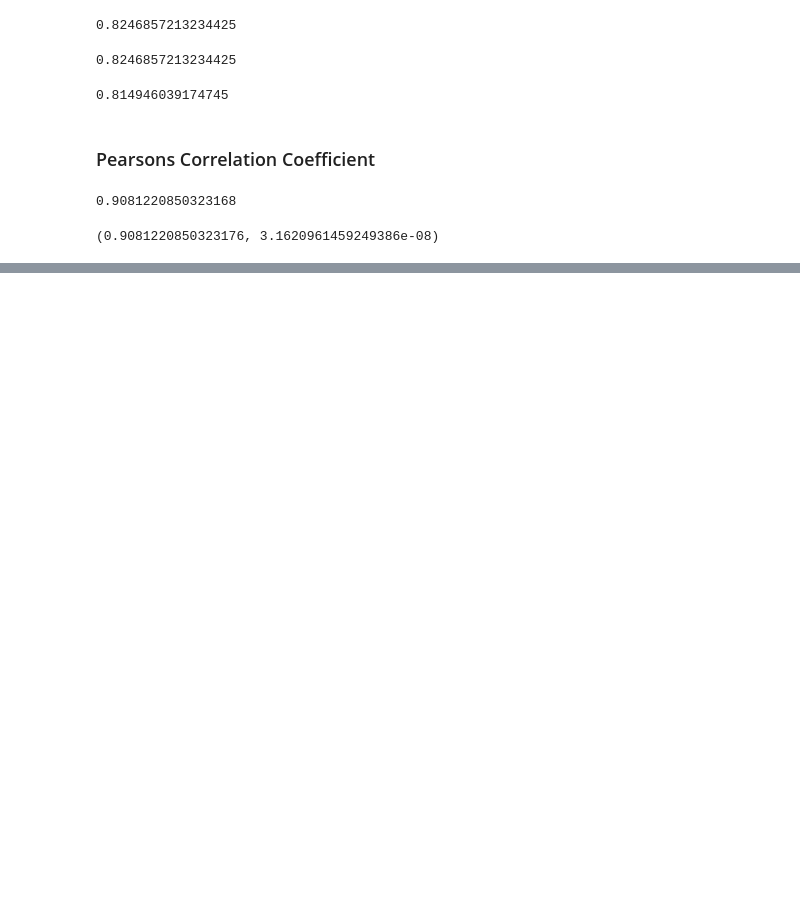
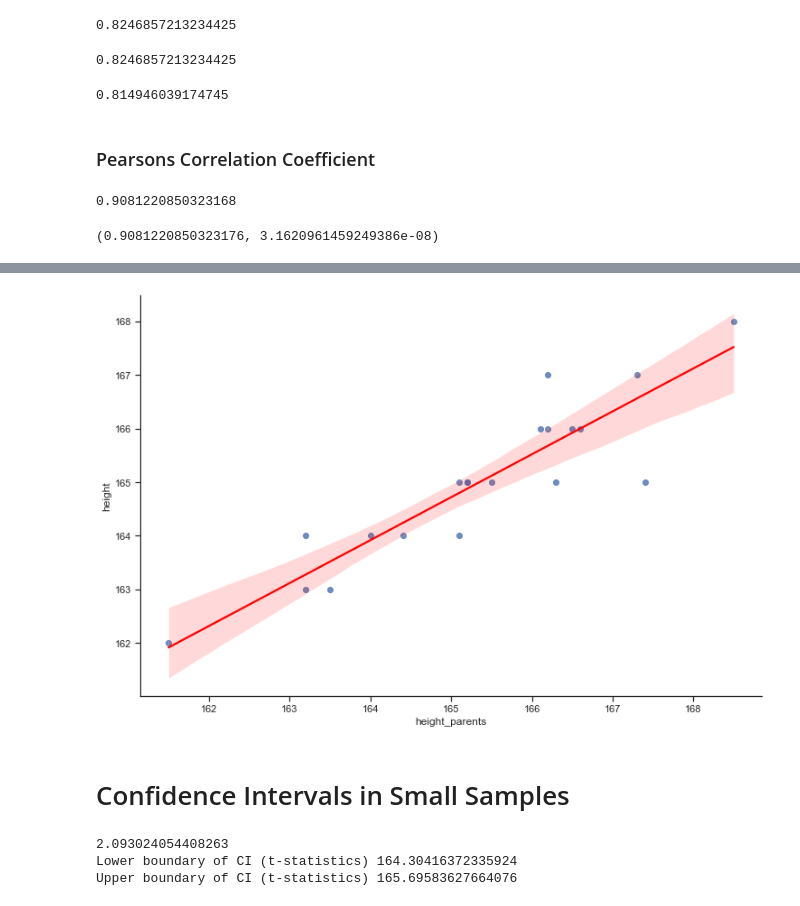
Before and after one commit to lenabinder1001/linear-regression, a Jupyter notebook: notebooks/linear-regression.ipynb, the cells around one changed output, grey strips where cells are left out. Drawn from its saved outputs; the diff is of its cells as text; code cells hidden in the pictures; blank space fills up the shorter version.

Commit message:
added f-statistic, se, significance testing etc.

```diff
--- a/notebooks/linear-regression.ipynb
+++ b/notebooks/linear-regression.ipynb
@@ -393,0 +587,24 @@ stats.pearsonr(df["height"], df["height_parents"])
+# %%
+# Plot regression line with CI 95%
+sns.lmplot(x='height_parents', y='height', data=df, order=1, line_kws={'color':'red'}, height=7,
+aspect=1.5, ci=95);
+# %% [output]
+[figure, added]
+# %% [markdown]
+# Confidence Intervals in Small Samples
+# %%
+# calculate t-statistic
+# 95% confidence interval, two tailed test,
+# p<0.05 (we need to take 0.025 at each side), n=20, df=19
+t = stats.t.ppf(1-0.025, 19)
+print(t)
+# lower boundary
+lb_t = (df.height.mean() - (t*se))
+# upper boundary
+up_t = (df.height.mean() + (t*se))
+print('Lower boundary of CI (t-statistics)', lb_t)
+print('Upper boundary of CI (t-statistics)', up_t)
+# %% [output]
+2.093024054408263
+Lower boundary of CI (t-statistics) 164.30416372335924
+Upper boundary of CI (t-statistics) 165.69583627664076
```
Also changed, not shown: parts of 29 cells of this notebook.
